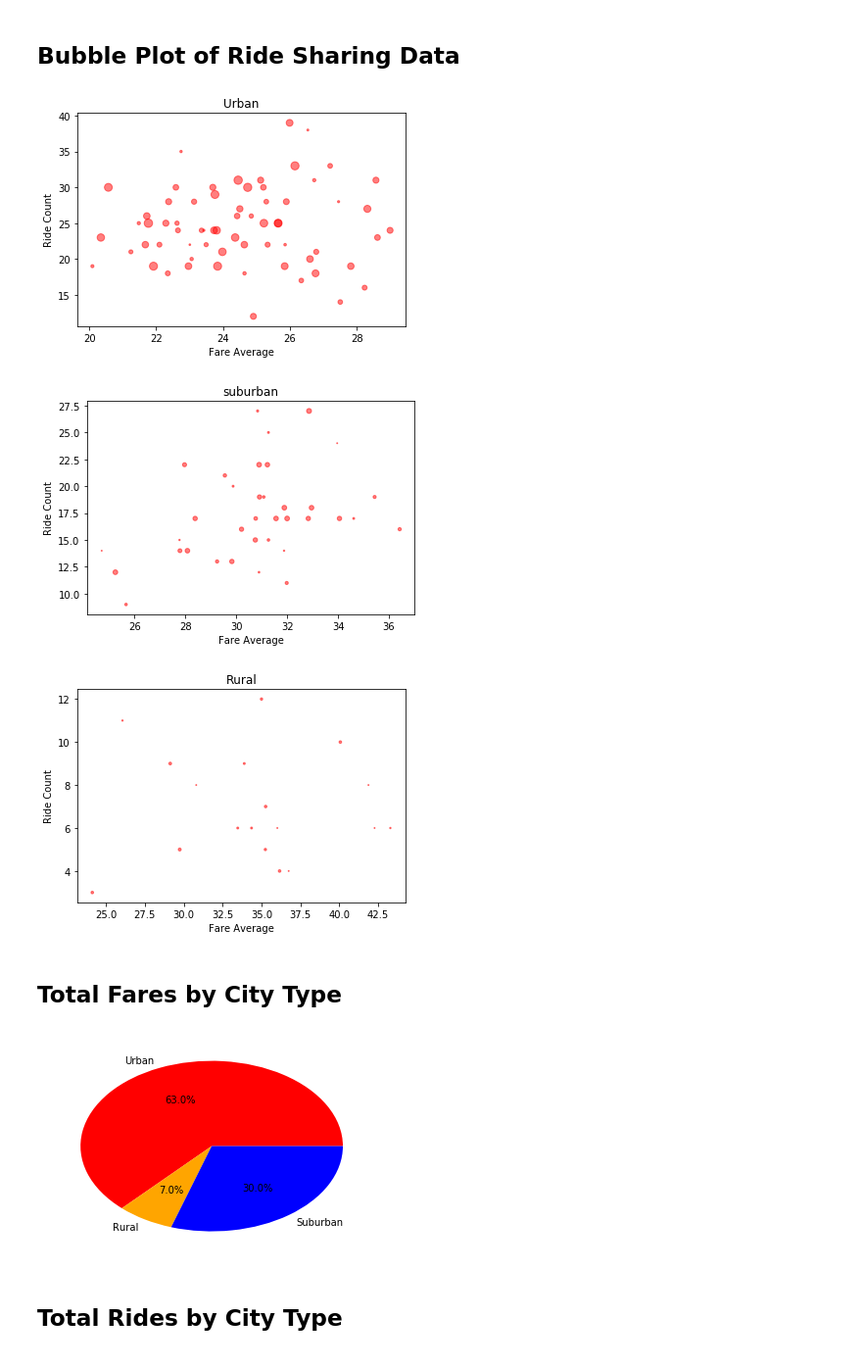
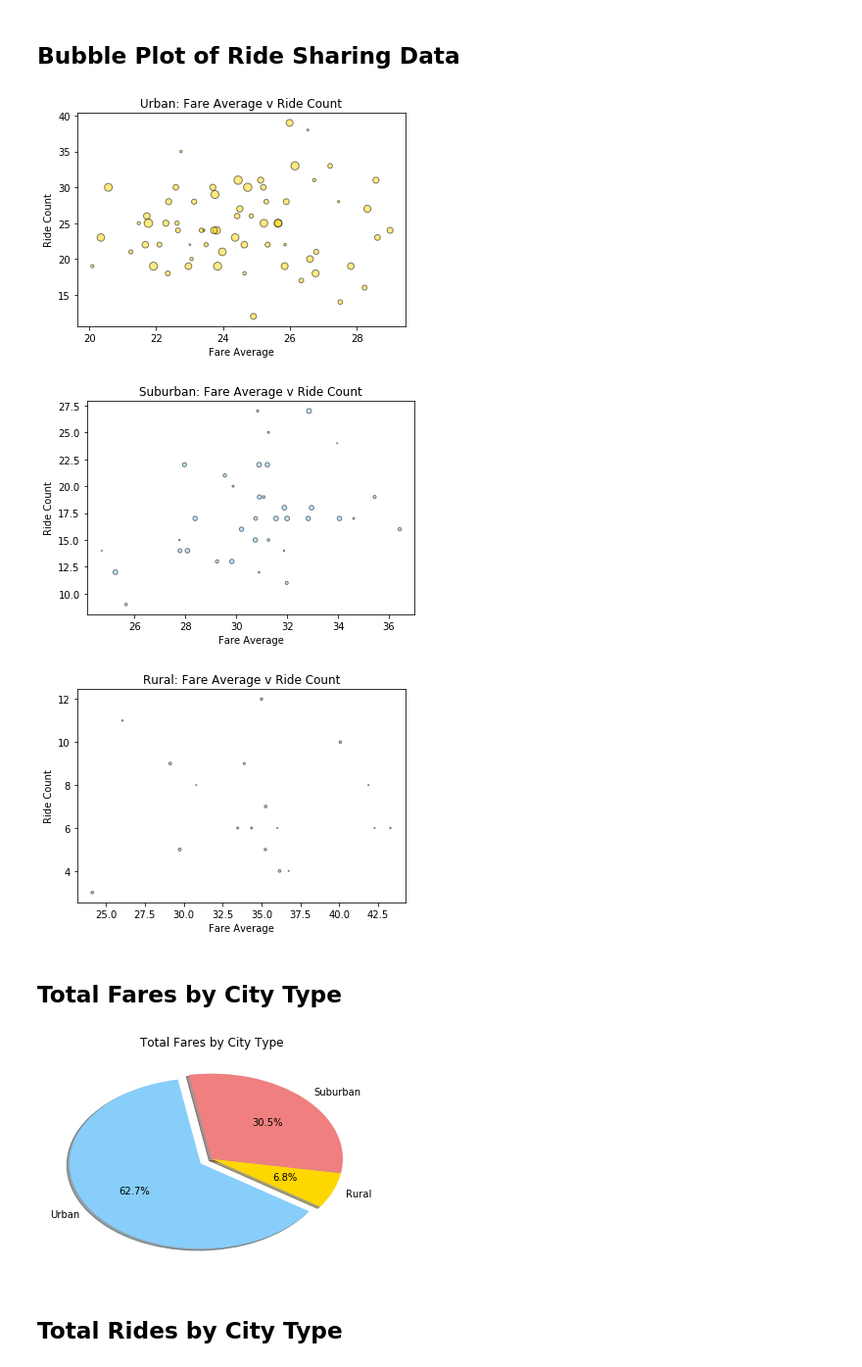
Before and after one commit to gvalera123/pyber, a Jupyter notebook: pyber_starter.ipynb, the cells around one changed output. Shown: that part at 98% size. Saved outputs shown, nothing was run; the diff lists cells and outputs as text; code cells hidden in the pictures.

```diff
--- a/pyber_starter.ipynb
+++ b/pyber_starter.ipynb
@@ -134,33 +134,33 @@ rural_x = list(df_rural['Fare Average'])
 # %%
 # Build the scatter plots for each city types
 # Urban Scatter Plot
-plt.scatter(urban_x,urban_y,s=urban_s,c='red',alpha=0.5)
+plt.scatter(urban_x,urban_y,s=urban_s,c='gold',edgecolor='black',alpha=0.5,marker='o')
 plt.ylabel('Ride Count')
 plt.xlabel('Fare Average')
-plt.title('Urban')
+plt.title('Urban: Fare Average v Ride Count')
 plt.show()
 # %% [output]
-[figure, old version]
+[figure, new version]
 # %%
 # Build the scatter plots for each city types
 # suburban Scatter Plot
-plt.scatter(suburban_x,suburban_y,s=suburban_s,c='red',alpha=0.5)
+plt.scatter(suburban_x,suburban_y,s=suburban_s,c='lightskyblue',edgecolor='black',alpha=0.5)
 plt.ylabel('Ride Count')
 plt.xlabel('Fare Average')
-plt.title('Suburban')
+plt.title('Suburban: Fare Average v Ride Count')
 plt.show()
 # %% [output]
-[figure, old version]
+[figure, new version]
 # %%
 # Build the scatter plots for each city types
 # suburban Scatter Plot
-plt.scatter(rural_x,rural_y,s=rural_s,c='red',alpha=0.5)
+plt.scatter(rural_x,rural_y,s=rural_s,c='lightcoral',edgecolor='black',alpha=0.5)
 plt.ylabel('Ride Count')
 plt.xlabel('Fare Average')
-plt.title('Rural')
+plt.title('Rural: Fare Average v Ride Count')
 plt.show()
 # %% [output]
-[figure, old version]
+[figure, new version]
 # %%
 # Build the scatter plots for each city types
 
@@ -192,20 +192,23 @@ fare_suburban = fare_type['fare'].sum()
 # %%
 # Percentages
 percent_rural = (fare_rural / total_fare)
 percent_suburban = (fare_suburban / total_fare)
 percent_urban = (fare_urban / total_fare)
 
 # Build Pie Chart
 labels = ['Urban','Rural','Suburban']
 sizes = [percent_urban,percent_rural,percent_suburban]
-colors = ['red','orange','blue']
+colors = ['lightskyblue','gold','lightcoral']
+explode = (0.1,0,0)
 
-plt.pie(sizes,labels=labels,colors=colors,autopct='%1.1f%%')
+plt.pie(sizes,explode=explode,labels=labels,colors=colors,autopct='%1.1f%%',shadow=True,startangle=100)
+plt.title('Total Fares by City Type')
 # Save Figure
+plt.savefig('total_fare.png')
 # Show Figure
 plt.show()
 # %% [output]
-[figure, old version]
+[figure, new version]
 # %% [markdown]
 ## Total Rides by City Type
 # %%
```
Also changed, not shown: parts of 3 cells of this notebook, 3 other files.
